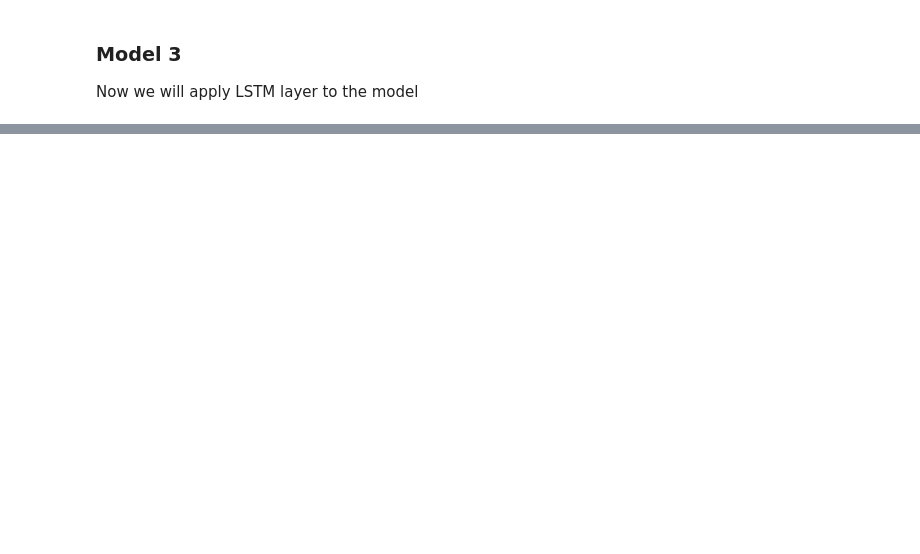
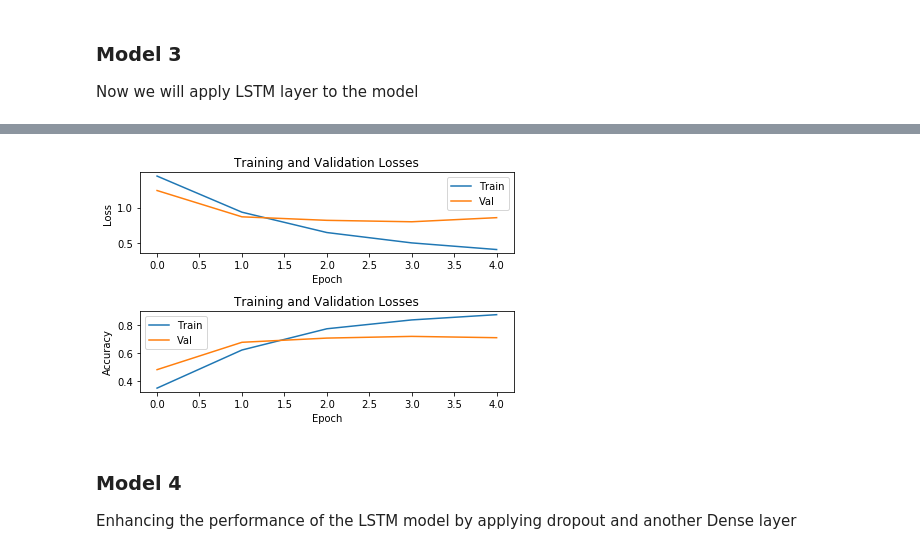
Before and after one commit to Joseantonio-96/Sentiment_Analysis, a Jupyter notebook: Code/LSTM_model.ipynb, the cells around one changed output, grey strips where cells are left out. Cells and saved outputs as stored; diff of their text form; code cells hidden in the pictures; blank space fills up the shorter version.

Commit message:
changes in LSTM

```diff
--- a/Code/LSTM_model.ipynb
+++ b/Code/LSTM_model.ipynb
@@ -272,7 +262,7 @@ model3 = Sequential()
 
 
 # instantiate an early stopping mechanism
-early_stop = EarlyStopping(monitor='val_loss', patience=3)
+early_stop = EarlyStopping(monitor='val_loss', patience=1)
 
 # embedding layer
 model3.add(Embedding(10000, 128, input_length=train_text_padded.shape[1]))
@@ -288,0 +294,4 @@ NotImplementedError: Cannot convert a symbolic Tensor (lstm_3/strided_slice:0) t
+# %%
+# compiling the model and fitting it
+model3.compile(loss=CategoricalCrossentropy(), optimizer=Adam(), metrics=['accuracy'])
+history_3 = model3.fit(train_text_padded, train_labels, epochs = 7, validation_data=(validation_text_padded, validation_labels), callbacks=[early_stop])
@@ -288,0 +314,8 @@ NotImplementedError: Cannot convert a symbolic Tensor (lstm_3/strided_slice:0) t
+# %%
+plot_loss_acc(history_3.history['accuracy'], history_3.history['val_accuracy'], history_3.history['loss'], history_3.history['val_loss'])
+# %% [output]
+[figure, added]
+# %% [markdown]
+### Model 4
+
+Enhancing the performance of the LSTM model by applying dropout and another Dense layer
```
Also changed, not shown: parts of 23 cells of this notebook, 6 other files.
